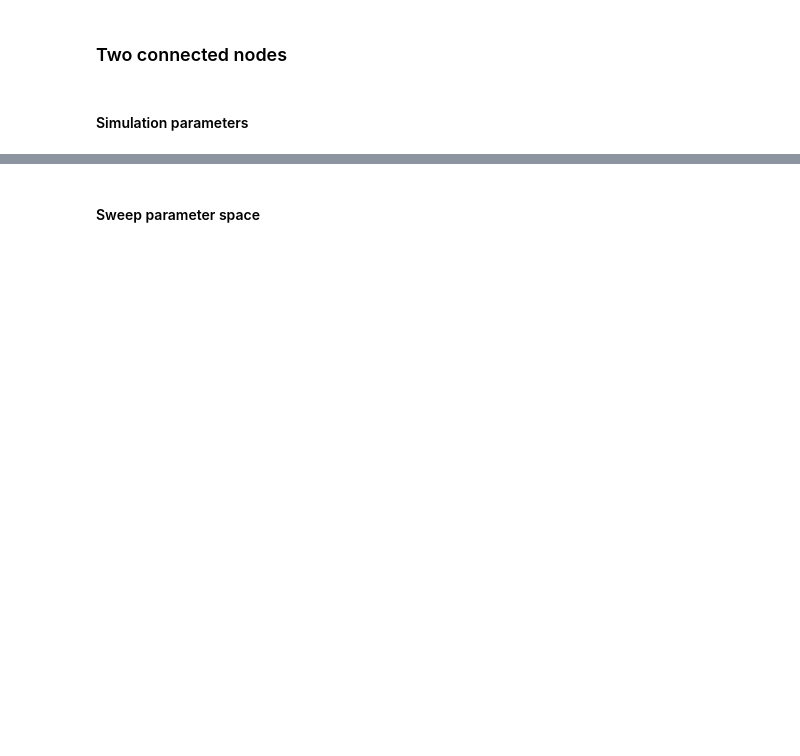
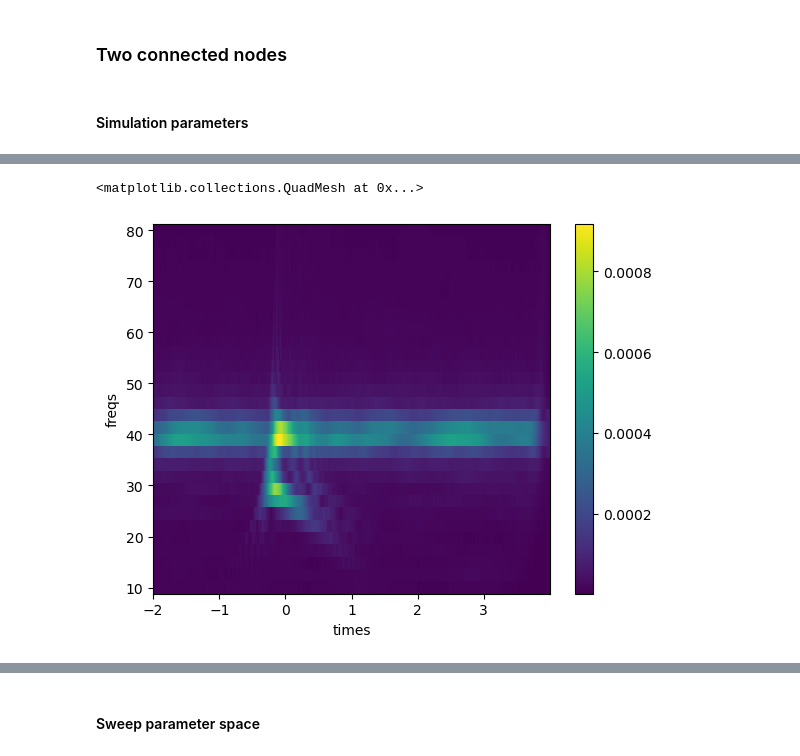
Before and after one commit to ViniciusLima94/phase_amplitude_encoding, a Jupyter notebook: notebooks/TwoNodes.ipynb, the cells around one changed output, grey strips where cells are left out. Cells and saved outputs as stored; diff of their text form; code cells hidden in the pictures; blank space fills up the shorter version.

```diff
--- a/notebooks/TwoNodes.ipynb
+++ b/notebooks/TwoNodes.ipynb
@@ -126,0 +274,5 @@ plt.plot(I_S_R2, "g")
+# %%
+np.abs(S).mean(axis=0)[0].plot()
+# %% [output]
+<matplotlib.collections.QuadMesh at 0x...>
+[figure, added]
```
Also changed, not shown: parts of 55 cells of this notebook, 16 other files.
